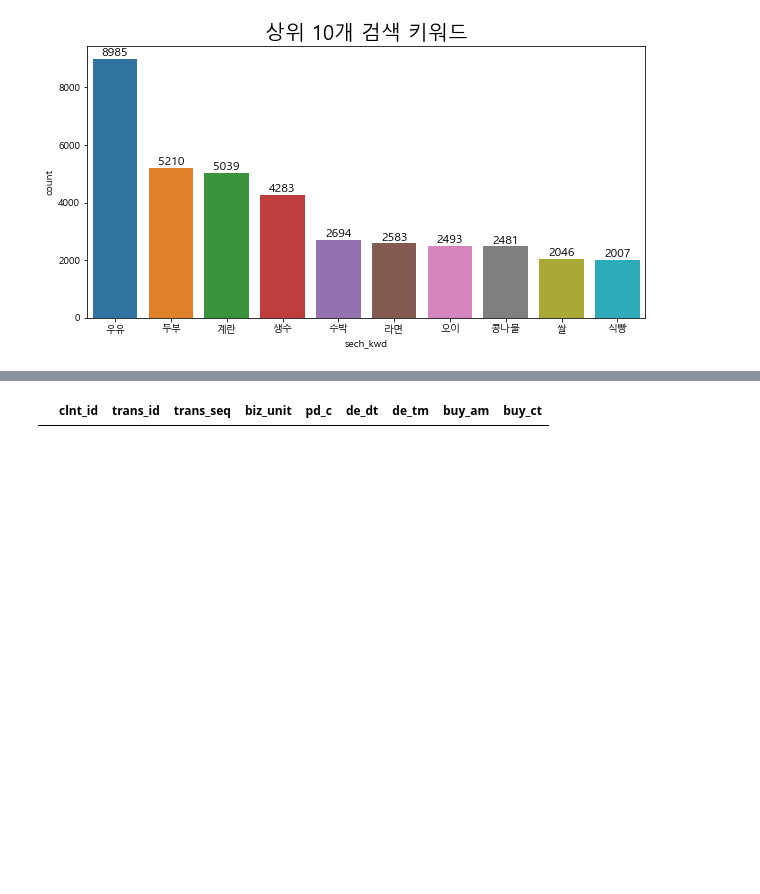
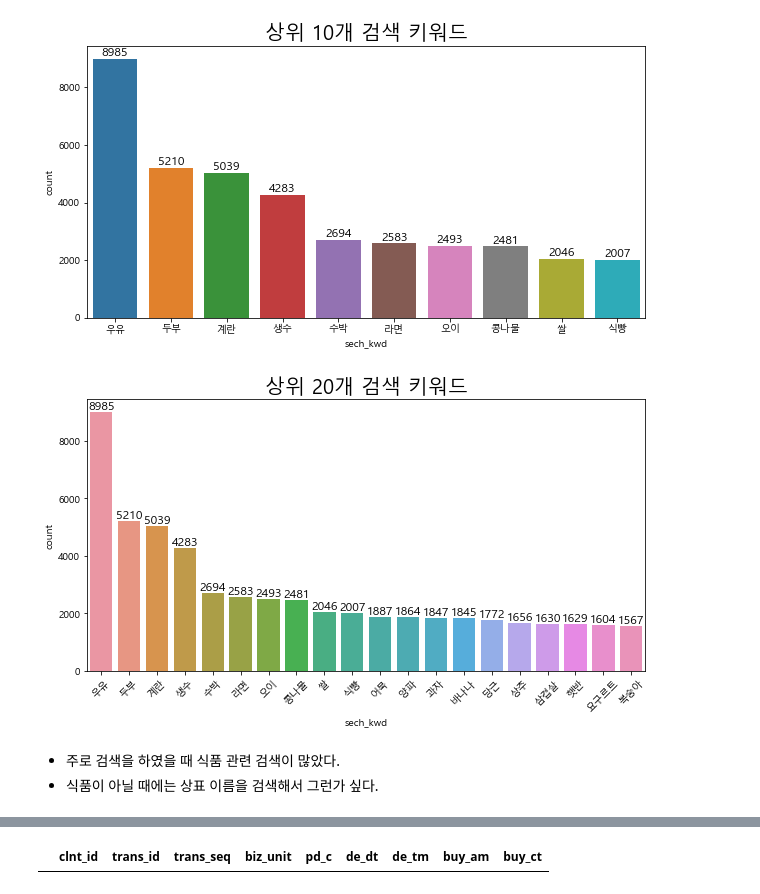
Before and after one commit to Gyeol0/Personalized-Content-Recommendation, a Jupyter notebook: L.Point.ipynb, the cells around one changed output, grey strips where cells are left out. Cells and saved outputs as stored; diff of their text form; code cells hidden in the pictures; blank space fills up the shorter version.

```diff
--- a/L.Point.ipynb
+++ b/L.Point.ipynb
@@ -413,3 +387,21 @@ plt.title('상위 10개 검색 키워드',fontsize = 20)
 plt.show()
 # %% [output]
 [figure]
+# %%
+plt.figure(figsize=(10,5))
+sns.barplot(data = online_sech_kwd.iloc[:20,:], x = 'sech_kwd', y = 'count')
+y = list(online_sech_kwd.iloc[:20,:]['count'])
+for i, v in enumerate([i for i in range(20)]):
+    plt.text(v, y[i], y[i],
+             fontsize = 12,
+             color='black',
+             horizontalalignment='center',
+             verticalalignment='bottom')
+plt.xticks(rotation = 45)
+plt.title('상위 20개 검색 키워드',fontsize = 20)
+plt.show()
+# %% [output]
+[figure, added]
+# %% [markdown]
+* 주로 검색을 하였을 때 식품 관련 검색이 많았다.
+* 식품이 아닐 때에는 상표 이름을 검색해서 그런가 싶다.
```
Also changed, not shown: parts of 22 cells of this notebook.
